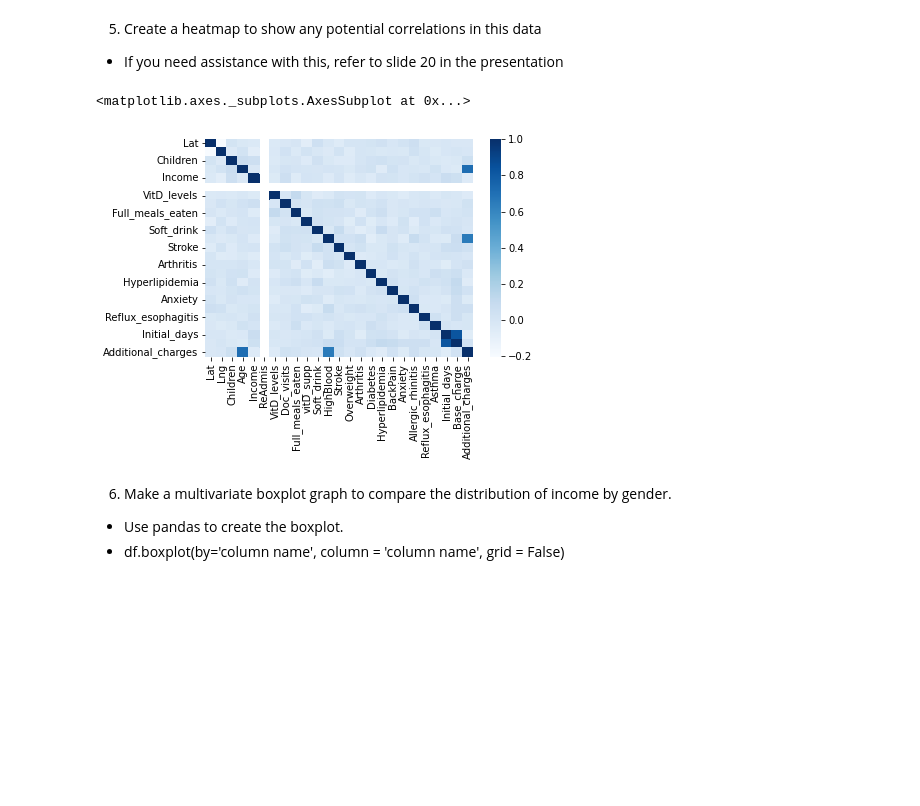
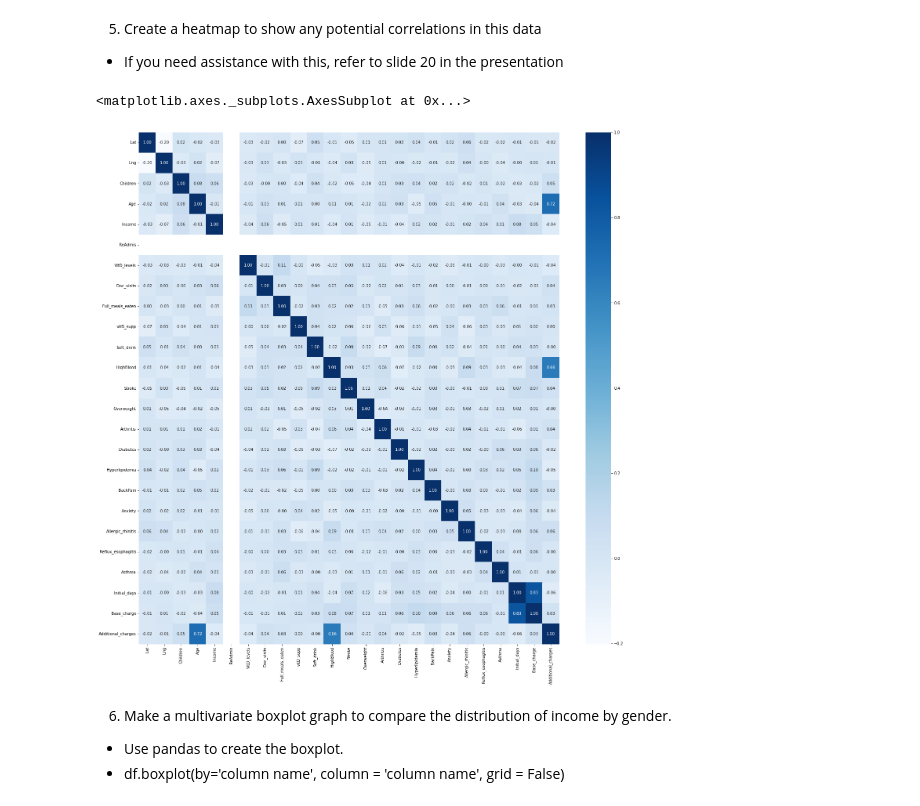
Before and after one commit to mvince33/Coding-Dojo, a Jupyter notebook: Multivariate_Analysis.ipynb, the cells around one changed output. Drawn from its saved outputs; the diff is of its cells as text; code cells hidden in the pictures; blank space fills up the shorter version.

```diff
--- a/Multivariate_Analysis.ipynb
+++ b/Multivariate_Analysis.ipynb
@@ -143,10 +143,11 @@ sns.countplot(data = high_bp, x = 'Services')
 - If you need assistance with this, refer to slide 20 in the presentation
 # %%
 corr = df.corr()
-sns.heatmap(corr, cmap = 'Blues')
+plt.figure(figsize = (24, 24))
+sns.heatmap(corr, cmap = 'Blues', annot = True, fmt = '0.2f')
 # %% [output]
 <matplotlib.axes._subplots.AxesSubplot at 0x...>
-[figure, old version]
+[figure, new version]
 # %% [markdown]
 6) Make a multivariate boxplot graph to compare the distribution of income by gender.
 - Use pandas to create the boxplot.
```
